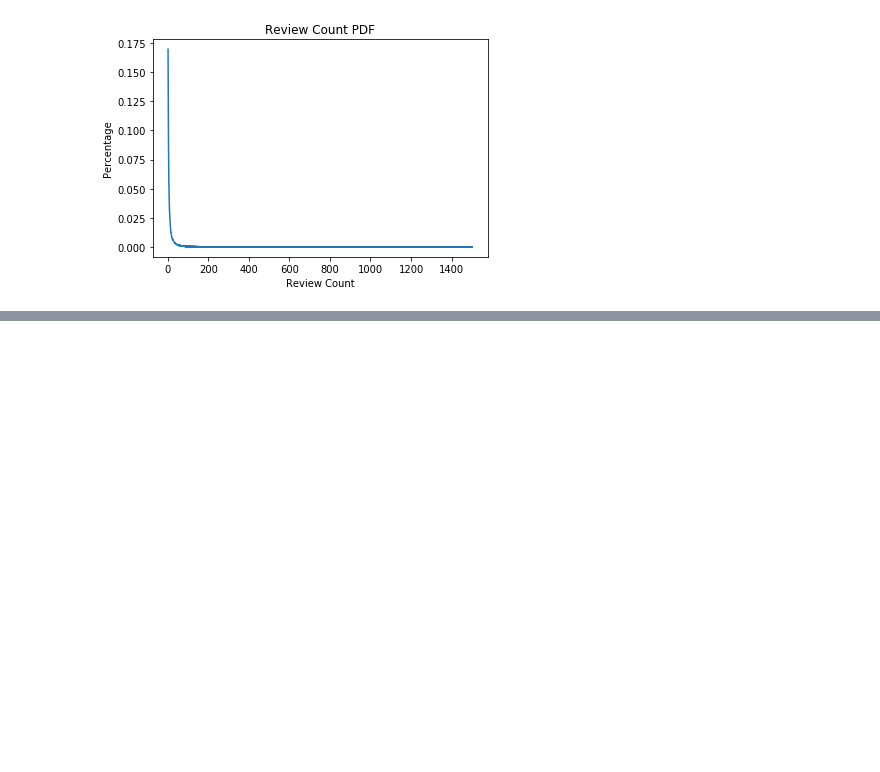
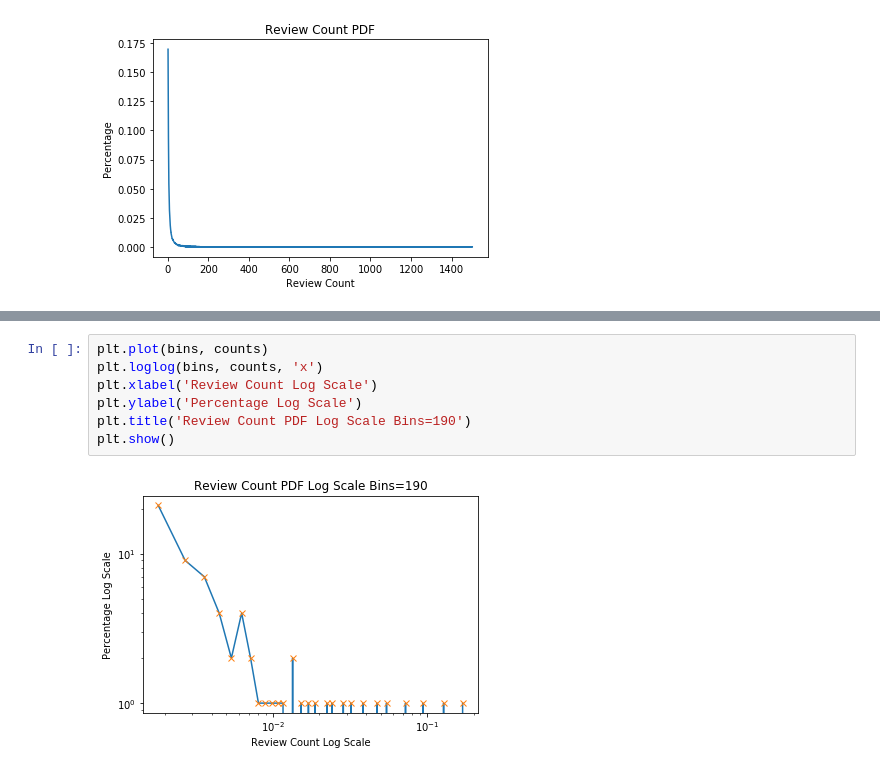
Before and after one commit to clrpoon/EECS-396-Introduction-to-the-Datascience-Pipeline, a Jupyter notebook: submission3/part2.ipynb, the cells around one changed output, grey strips where cells are left out. Cells and saved outputs as stored; diff of their text form; blank space fills up the shorter version.

```diff
--- a/submission3/part2.ipynb
+++ b/submission3/part2.ipynb
@@ -266,0 +302,9 @@ plt.show()
+# %%
+plt.plot(bins, counts)
+plt.loglog(bins, counts, 'x')
+plt.xlabel('Review Count Log Scale')
+plt.ylabel('Percentage Log Scale')
+plt.title('Review Count PDF Log Scale Bins=190')
+plt.show()
+# %% [output]
+[figure, added]
```
Also changed, not shown: parts of 11 cells of this notebook, 1 other file.
